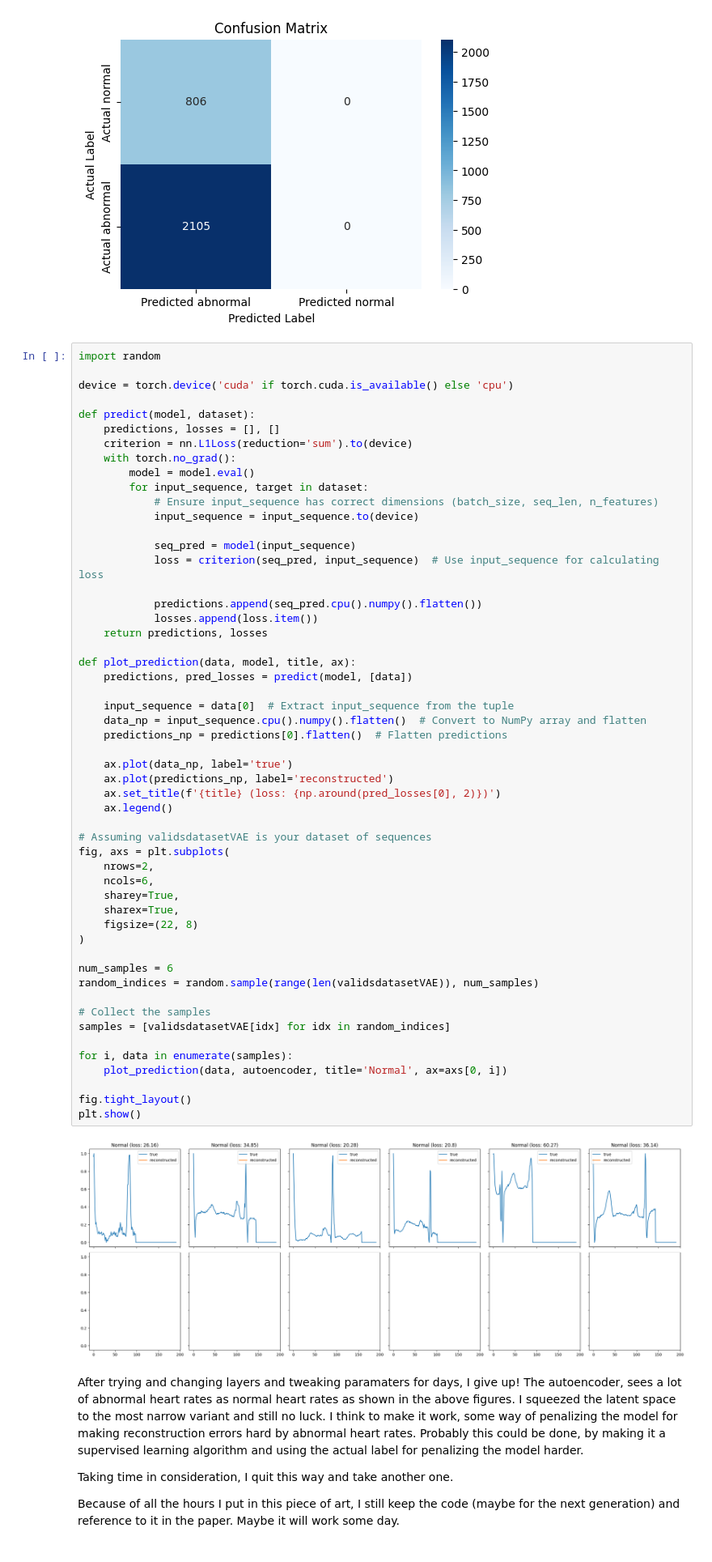
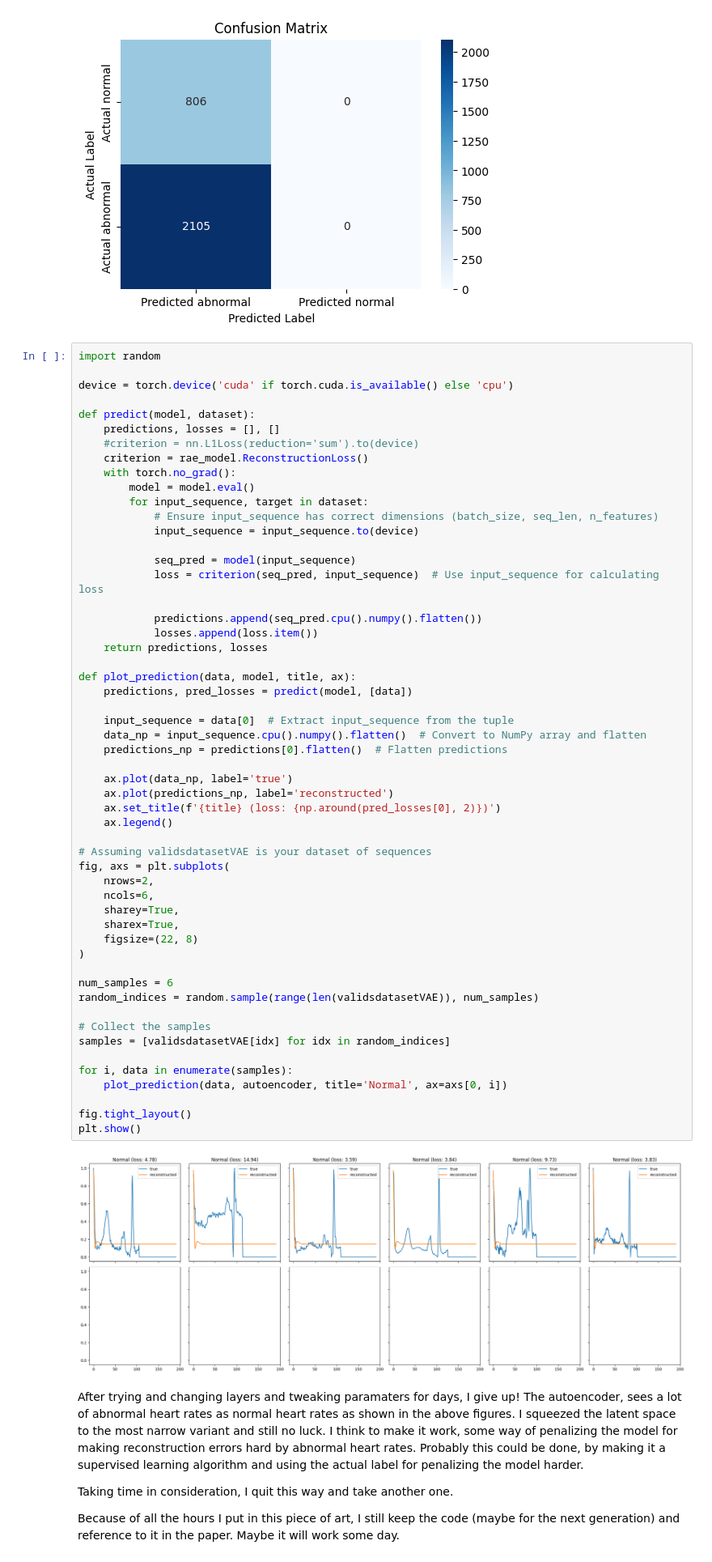
Before and after one commit to nicky508/nickyvanoorschot_mads_exam_24, a Jupyter notebook: notebooks/04_RAE_model.ipynb, the cells around one changed output. Shown at 81% size. Cells and saved outputs as stored; diff of their text form.

```diff
--- a/notebooks/04_RAE_model.ipynb
+++ b/notebooks/04_RAE_model.ipynb
@@ -202,7 +214,8 @@ device = torch.device('cuda' if torch.cuda.is_available() else 'cpu')
 
 def predict(model, dataset):
     predictions, losses = [], []
-    criterion = nn.L1Loss(reduction='sum').to(device)
+    #criterion = nn.L1Loss(reduction='sum').to(device)
+    criterion = rae_model.ReconstructionLoss()
     with torch.no_grad():
         model = model.eval()
         for input_sequence, target in dataset:
@@ -222,34 +235,34 @@ def plot_prediction(data, model, title, ax):
     input_sequence = data[0]  # Extract input_sequence from the tuple
     data_np = input_sequence.cpu().numpy().flatten()  # Convert to NumPy array and flatten
     predictions_np = predictions[0].flatten()  # Flatten predictions
 
     ax.plot(data_np, label='true')
     ax.plot(predictions_np, label='reconstructed')
     ax.set_title(f'{title} (loss: {np.around(pred_losses[0], 2)})')
     ax.legend()
 
 # Assuming validsdatasetVAE is your dataset of sequences
 fig, axs = plt.subplots(
     nrows=2,
     ncols=6,
     sharey=True,
     sharex=True,
     figsize=(22, 8)
 )
 
 num_samples = 6
 random_indices = random.sample(range(len(validsdatasetVAE)), num_samples)
 
 # Collect the samples
 samples = [validsdatasetVAE[idx] for idx in random_indices]
 
 for i, data in enumerate(samples):
     plot_prediction(data, autoencoder, title='Normal', ax=axs[0, i])
 
 fig.tight_layout()
 plt.show()
 # %% [output]
-[figure, old version]
+[figure, new version]
 # %% [markdown]
 After trying and changing layers and tweaking paramaters for days, I give up!
 The autoencoder, sees a lot of abnormal heart rates as normal heart rates as shown in the above figures.
```
Also changed, not shown: parts of 3 cells of this notebook, 45 other files.
